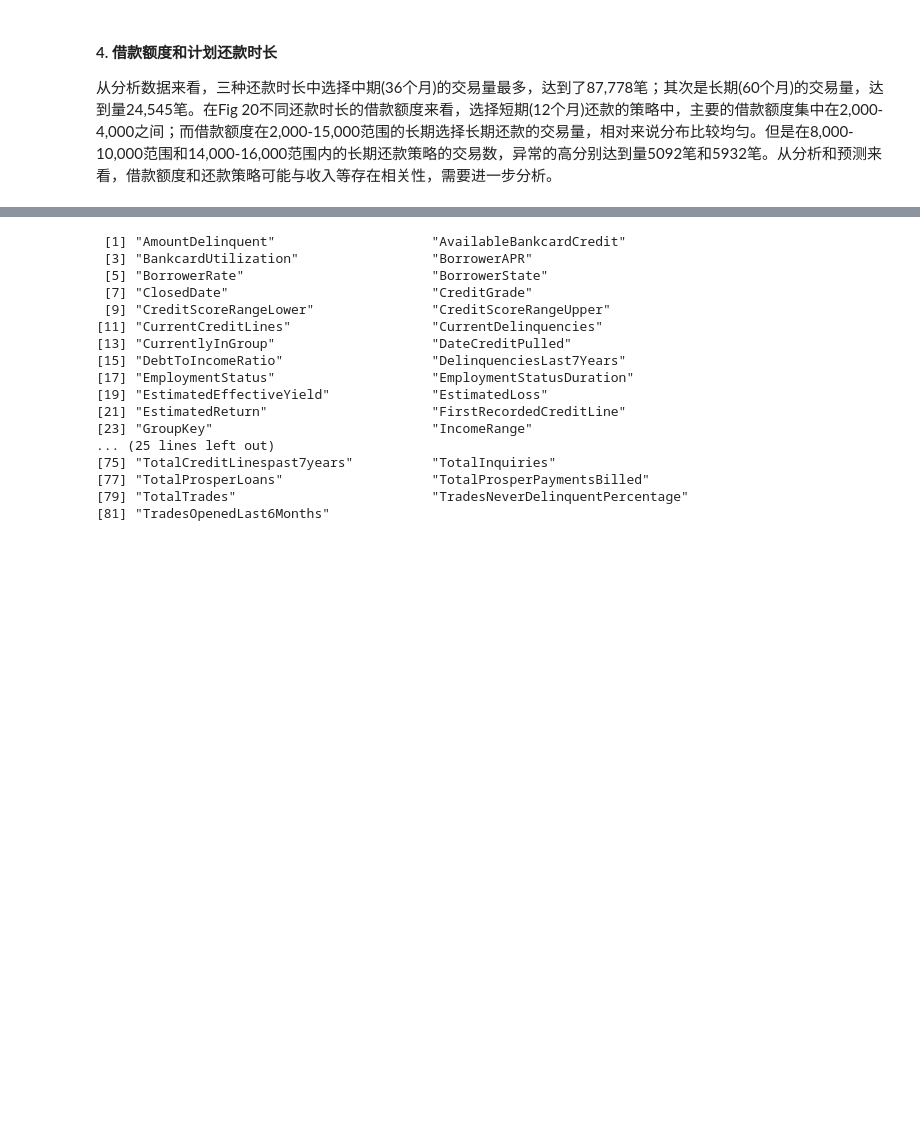
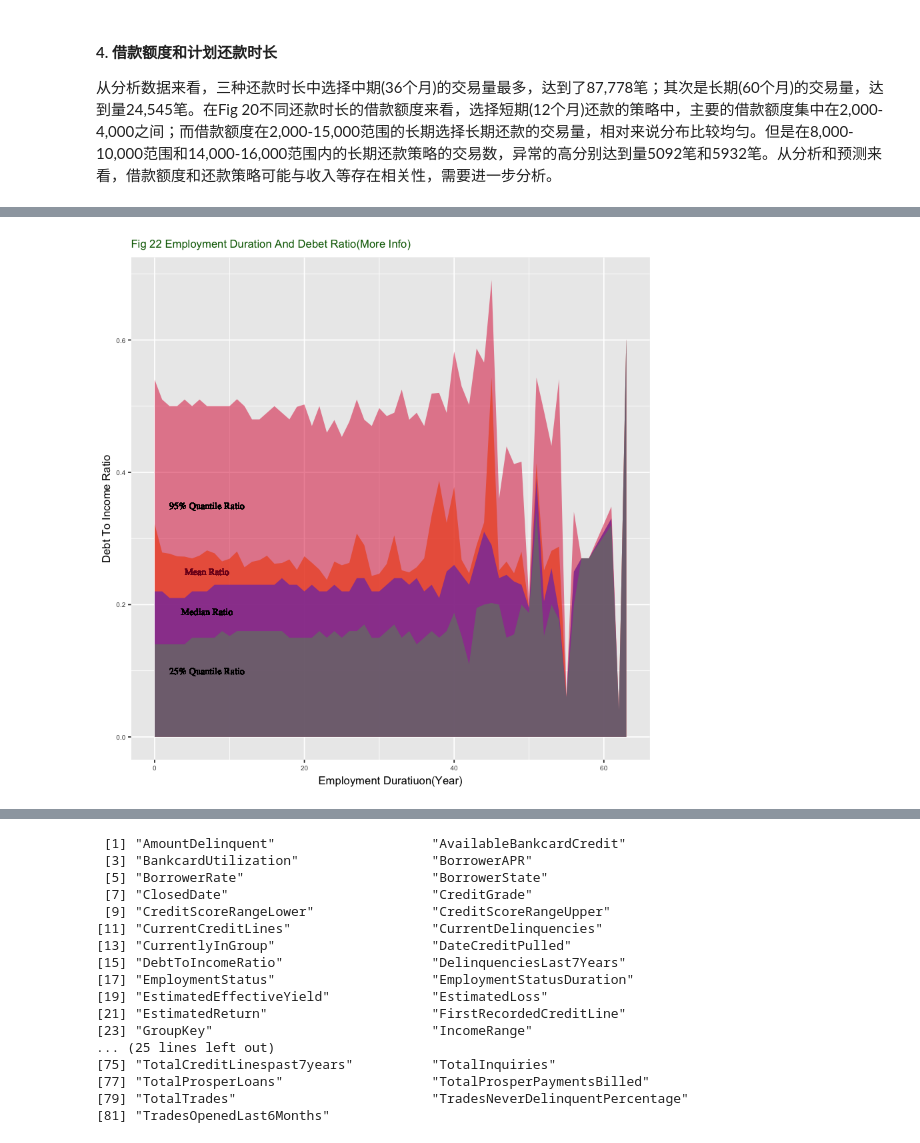
Before and after one commit to ZenRay/DataAnalysisAndSummary, a Jupyter notebook: ProsperEDA.ipynb, the cells around one changed output, grey strips where cells are left out. Drawn from its saved outputs; the diff is of its cells as text; code cells hidden in the pictures; blank space fills up the shorter version.

```diff
--- a/ProsperEDA.ipynb
+++ b/ProsperEDA.ipynb
@@ -617,0 +622,17 @@ Warning message:
+# %%
+legend_name <- c("Mean Ratio", "95% Quantile Ratio", "Median Ratio", "25% Quantile Ratio")
+legend_color <- c("#FF8C00", "#DC143C", "#0000FF", "#32CD32")
+
+ggplot(aes(x=round(EmploymentStatusDuration/12), y=DebtToIncomeRatio), data=rawprosper) +
+    geom_area(stat="summary", fun.y=mean, fill=legend_color[1], alpha=0.7) +
+    geom_text(aes(label=legend_name[1],x=7,y=.25), size=3, family="serif") +
+    geom_area(stat="summary", fun.y=quantile, fun.args=list(c(0.95)), fill=legend_color[2], alpha=0.5) +
+    geom_text(aes(label=legend_name[2], x=7, y=.35), size=3, family="serif") +
+    geom_area(stat="summary", fun.y=median, fill=legend_color[3],alpha=0.4) +
+    geom_text(aes(label=legend_name[3], x=7, y=.19), size=3, family="serif") +
+    geom_area(stat="summary", fun.y=quantile, fun.args=list(c(0.25)), fill=legend_color[4], alpha=0.3) +
+    geom_text(aes(label=legend_name[4], x=7, y=.1), size=3, family="serif") +
+    bivariate_theme +
+    labs(x="Employment Duratiuon(Year)", y="Debt To Income Ratio",
+         title="Fig 22 Employment Duration And Debet Ratio(More Info)")
+# %% [output]
@@ -617,0 +644 @@ Warning message:
+[figure, added]
```
Also changed, not shown: parts of 9 cells of this notebook.
